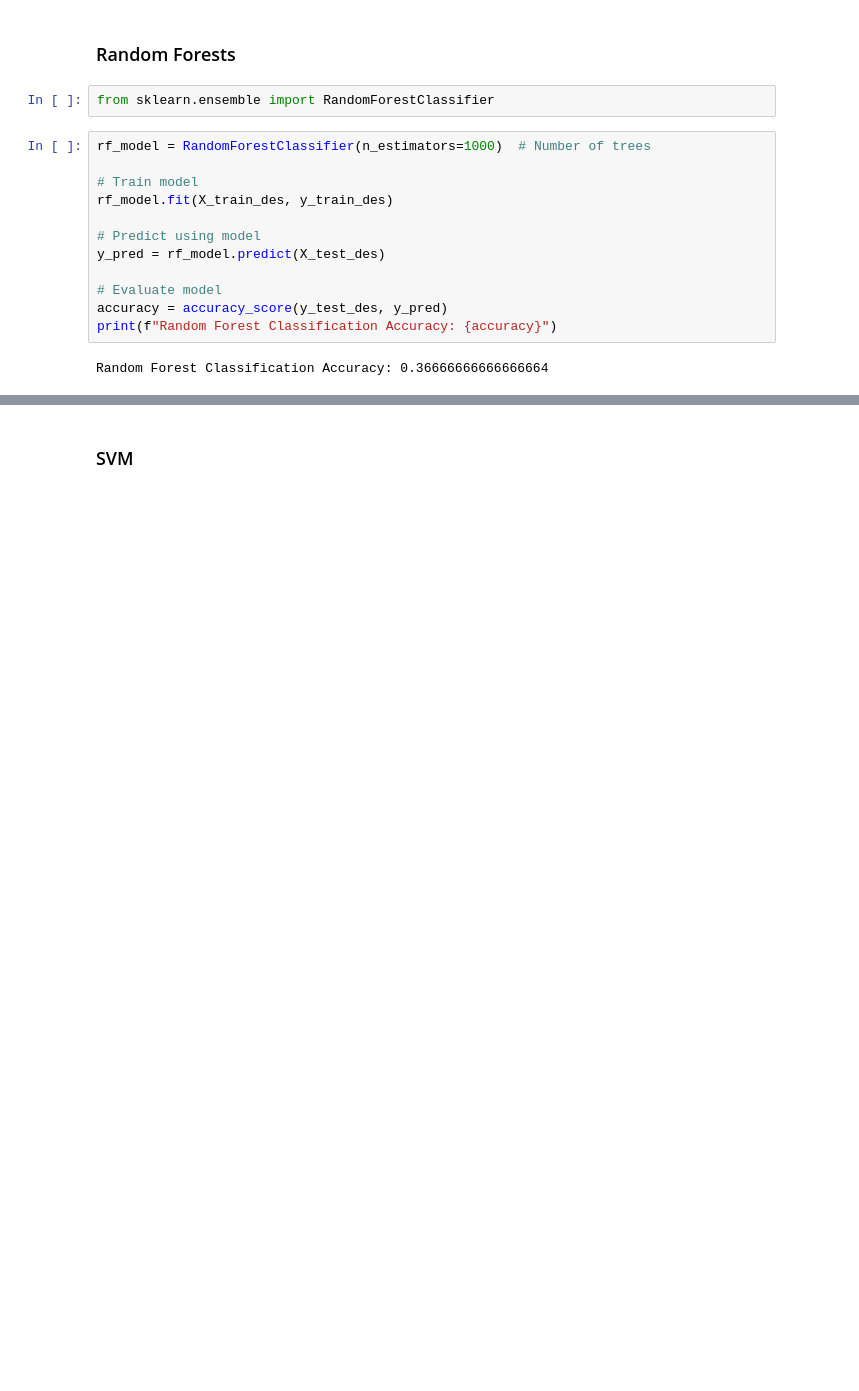
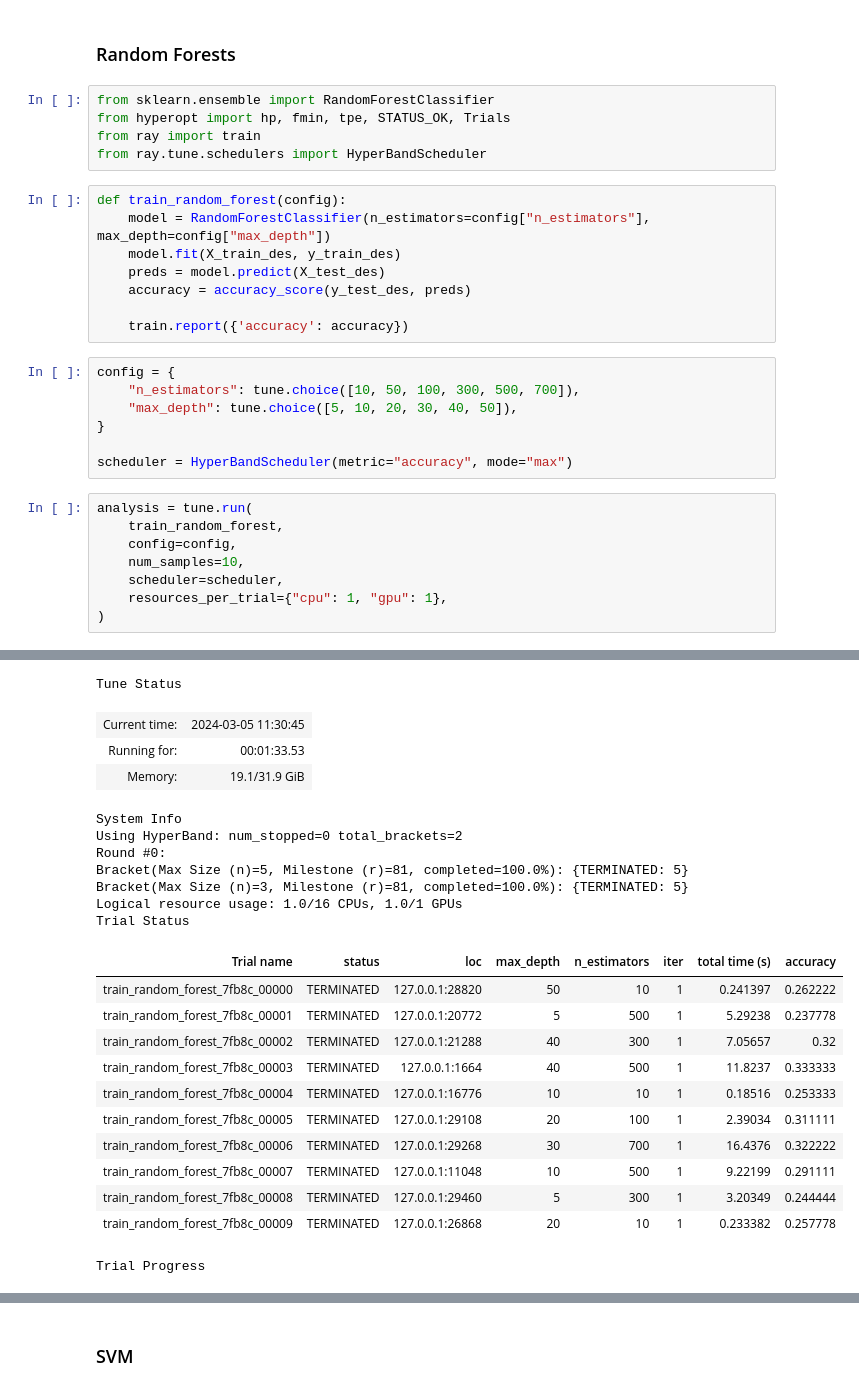
Before and after one commit to AW1100/ECE9039_WINTER2024, a Jupyter notebook: ECE9039_Project.ipynb, the cells around one changed output, grey strips where cells are left out. Saved outputs shown, nothing was run; the diff lists cells and outputs as text; blank space fills up the shorter version.

Commit message:
remove MLP, experiment with PCA, add Hyperband optimization for random forests

```diff
--- a/ECE9039_Project.ipynb
+++ b/ECE9039_Project.ipynb
@@ -388,17 +339,30 @@ Epoch 100/100
 ### Random Forests
 # %%
 from sklearn.ensemble import RandomForestClassifier
+from hyperopt import hp, fmin, tpe, STATUS_OK, Trials
+from ray import train
+from ray.tune.schedulers import HyperBandScheduler
-# %%
-rf_model = RandomForestClassifier(n_estimators=1000)  # Number of trees
-
-# Train model
-rf_model.fit(X_train_des, y_train_des)
-
-# Predict using model
-y_pred = rf_model.predict(X_test_des)
-
-# Evaluate model
-accuracy = accuracy_score(y_test_des, y_pred)
-print(f"Random Forest Classification Accuracy: {accuracy}")
-# %% [output]
-Random Forest Classification Accuracy: 0.36666666666666664
+# %%
+def train_random_forest(config):
+    model = RandomForestClassifier(n_estimators=config["n_estimators"], max_depth=config["max_depth"])
+    model.fit(X_train_des, y_train_des)
+    preds = model.predict(X_test_des)
+    accuracy = accuracy_score(y_test_des, preds)
+
+    train.report({'accuracy': accuracy})
+# %%
+config = {
+    "n_estimators": tune.choice([10, 50, 100, 300, 500, 700]),
+    "max_depth": tune.choice([5, 10, 20, 30, 40, 50]),
+}
+
+scheduler = HyperBandScheduler(metric="accuracy", mode="max")
+# %%
+analysis = tune.run(
+    train_random_forest,
+    config=config,
+    num_samples=10,
+    scheduler=scheduler,
+    resources_per_trial={"cpu": 1, "gpu": 1},
+)
+# %% [output]
@@ -404,0 +370,23 @@ Random Forest Classification Accuracy: 0.36666666666666664
+Tune Status
+| Current time: | 2024-03-05 11:30:45 |
+| Running for: | 00:01:33.53 |
+| Memory: | 19.1/31.9 GiB |
+System Info
+Using HyperBand: num_stopped=0 total_brackets=2
+Round #0:
+Bracket(Max Size (n)=5, Milestone (r)=81, completed=100.0%): {TERMINATED: 5}
+Bracket(Max Size (n)=3, Milestone (r)=81, completed=100.0%): {TERMINATED: 5}
+Logical resource usage: 1.0/16 CPUs, 1.0/1 GPUs
+Trial Status
+| Trial name | status | loc | max_depth | n_estimators | iter | total time (s) | accuracy |
+| train_random_forest_7fb8c_00000 | TERMINATED | 127.0.0.1:28820 | 50 | 10 | 1 | 0.241397 | 0.262222 |
+| train_random_forest_7fb8c_00001 | TERMINATED | 127.0.0.1:20772 | 5 | 500 | 1 | 5.29238 | 0.237778 |
+| train_random_forest_7fb8c_00002 | TERMINATED | 127.0.0.1:21288 | 40 | 300 | 1 | 7.05657 | 0.32 |
+| train_random_forest_7fb8c_00003 | TERMINATED | 127.0.0.1:1664 | 40 | 500 | 1 | 11.8237 | 0.333333 |
+| train_random_forest_7fb8c_00004 | TERMINATED | 127.0.0.1:16776 | 10 | 10 | 1 | 0.18516 | 0.253333 |
+| train_random_forest_7fb8c_00005 | TERMINATED | 127.0.0.1:29108 | 20 | 100 | 1 | 2.39034 | 0.311111 |
+| train_random_forest_7fb8c_00006 | TERMINATED | 127.0.0.1:29268 | 30 | 700 | 1 | 16.4376 | 0.322222 |
+| train_random_forest_7fb8c_00007 | TERMINATED | 127.0.0.1:11048 | 10 | 500 | 1 | 9.22199 | 0.291111 |
+| train_random_forest_7fb8c_00008 | TERMINATED | 127.0.0.1:29460 | 5 | 300 | 1 | 3.20349 | 0.244444 |
+| train_random_forest_7fb8c_00009 | TERMINATED | 127.0.0.1:26868 | 20 | 10 | 1 | 0.233382 | 0.257778 |
+Trial Progress
```
Also changed, not shown: parts of 27 cells of this notebook.
